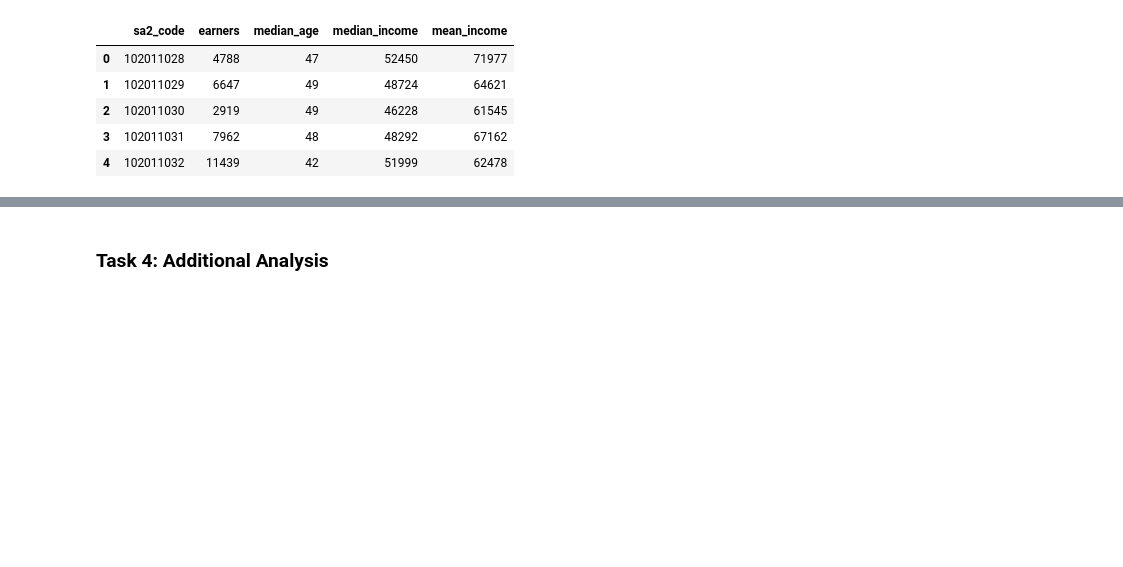
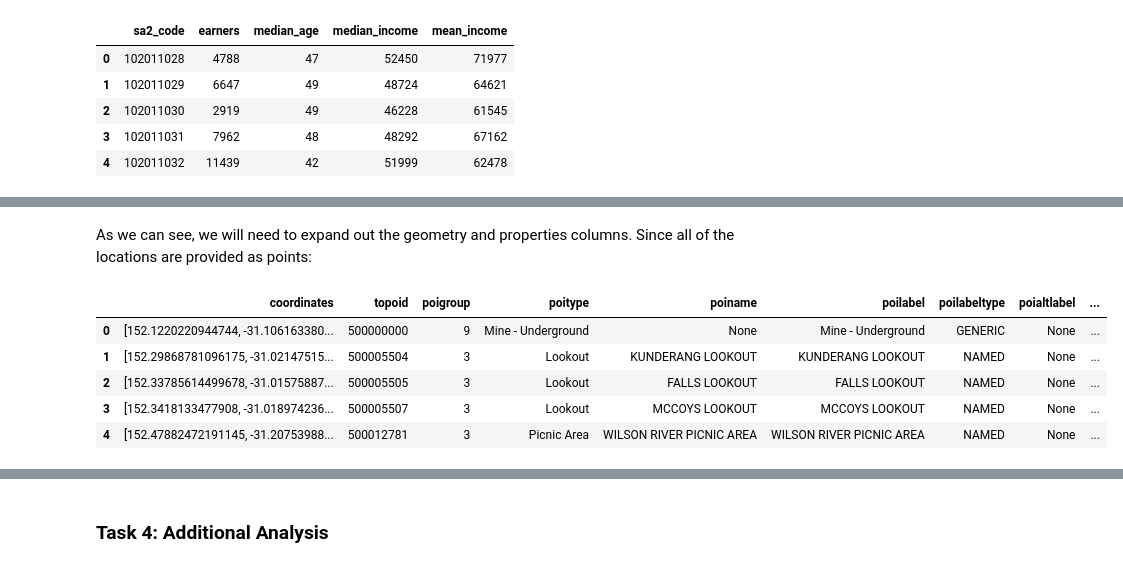
Before and after one commit to FixItChris/DATA2901, a Jupyter notebook: Report.ipynb, the cells around one changed output, grey strips where cells are left out. Saved outputs shown, nothing was run; the diff lists cells and outputs as text; code cells hidden in the pictures; blank space fills up the shorter version.

```diff
--- a/Report.ipynb
+++ b/Report.ipynb
@@ -883,0 +879,6 @@ query(conn, "SELECT * FROM income LIMIT 5;")
+# %%
+import json
+features_json = json.loads(open("Points_Of_Interest_EPSG4326.json").read())
+# %%
+features = pd.DataFrame(features_json["Points_Of_Interest"]["features"])
+features.head()
@@ -883,0 +892,17 @@ query(conn, "SELECT * FROM income LIMIT 5;")
+# %% [markdown]
+As we can see, we will need to expand out the geometry and properties columns. Since all of the locations are provided as points:
+# %%
+# Expanding out the two columns
+features_geometry = features["geometry"].apply(pd.Series)
+features_properties = features["properties"].apply(pd.Series)
+# %%
+# Combining the two datasets together
+features_df = pd.concat([features_geometry[["coordinates"]], features_properties], axis=1)
+features_df.head()
+# %% [output]
+|  | coordinates | topoid | poigroup | poitype | poiname | poilabel | poilabeltype | poialtlabel | ... |
+| 0 | [152.1220220944744, -31.106163380... | 500000000 | 9 | Mine - Underground | None | Mine - Underground | GENERIC | None | ... |
+| 1 | [152.29868781096175, -31.02147515... | 500005504 | 3 | Lookout | KUNDERANG LOOKOUT | KUNDERANG LOOKOUT | NAMED | None | ... |
+| 2 | [152.33785614499678, -31.01575887... | 500005505 | 3 | Lookout | FALLS LOOKOUT | FALLS LOOKOUT | NAMED | None | ... |
+| 3 | [152.3418133477908, -31.018974236... | 500005507 | 3 | Lookout | MCCOYS LOOKOUT | MCCOYS LOOKOUT | NAMED | None | ... |
+| 4 | [152.47882472191145, -31.20753988... | 500012781 | 3 | Picnic Area | WILSON RIVER PICNIC AREA | WILSON RIVER PICNIC AREA | NAMED | None | ... |
```
Also changed, not shown: parts of 16 cells of this notebook, 2 other files.
